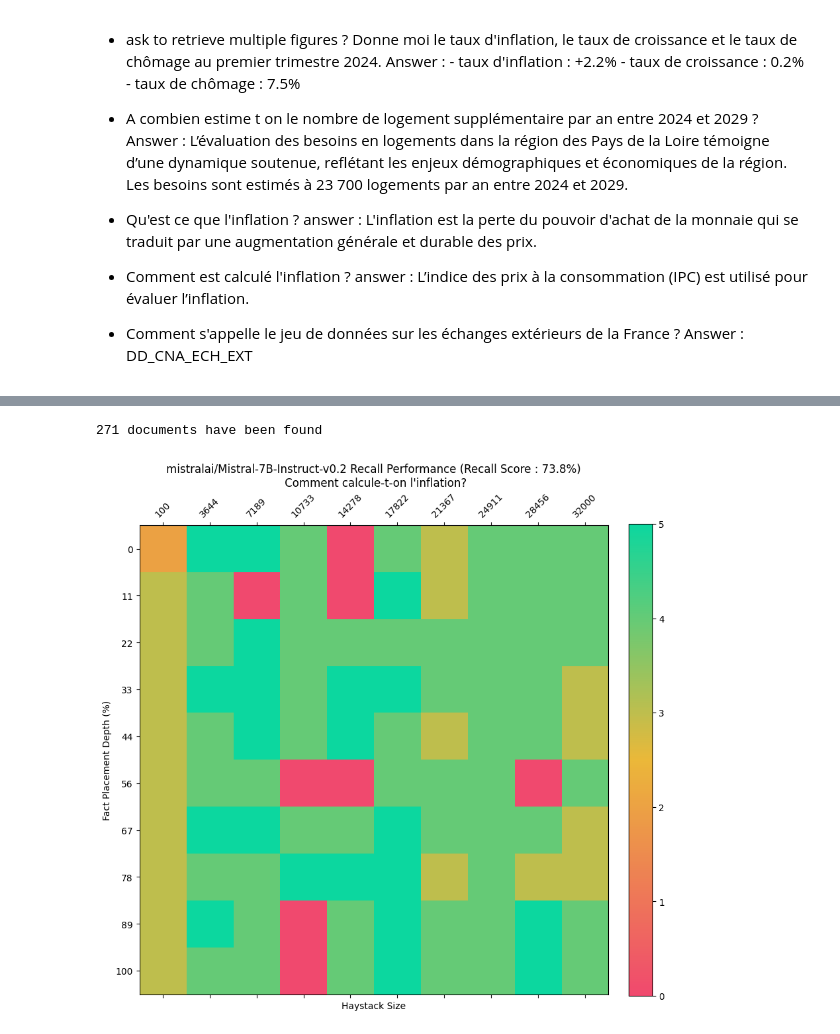
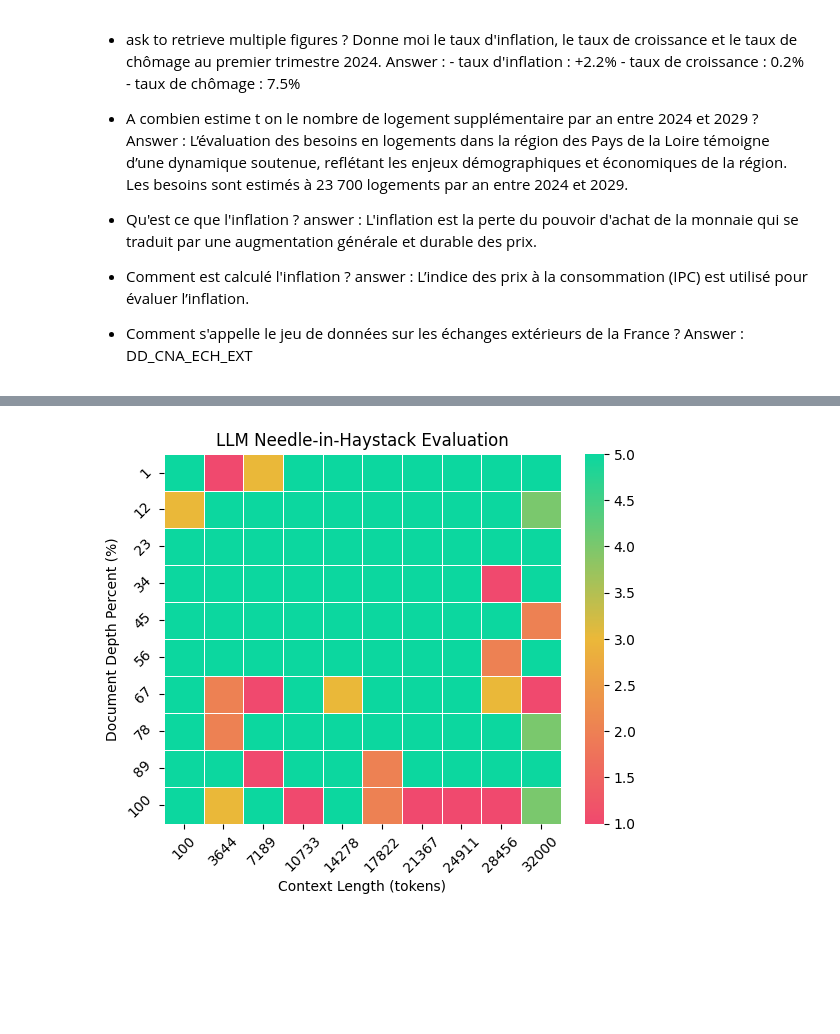
Before and after one commit to InseeFrLab/llm-open-data-insee, a Jupyter notebook: notebooks/llm_recall.ipynb, the cells around one changed output, grey strips where cells are left out. Cells and saved outputs as stored; diff of their text form; code cells hidden in the pictures; blank space fills up the shorter version.

```diff
--- a/notebooks/llm_recall.ipynb
+++ b/notebooks/llm_recall.ipynb
@@ -858,6 +486,37 @@ llm_tester.plot(results=res)
-# %%
-res = llm_tester.load_results(results_dir="./results", model_name = "mistralai/Mistral-7B-Instruct-v0.2", version=2)
-llm_tester.plot(results=res)
-# %% [output]
-271 documents have been found
-[figure, removed]
+# %%
+def generate_image(haystack : LLMNeedleHaystackTester) -> None:
+    """
+    Generate a heatmap image based on the evaluation results.
+    """
+    file_name = f"results/results_{haystack.results_version}.json"
+    if not os.path.exists(file_name):
+        logger.error(f"No results found to generate image.")
+        return
+
+    with open(file_name, 'r') as file:
+        results = json.load(file)
+
+    data = []
+    for key, value in results.items():
+        if "_eval" in key:
+            model_name, context_length, document_depth_percent = key.split("_")[:3]
+            eval_score = value[0]['score']
+            data.append([int(context_length), int(document_depth_percent), eval_score])
+
+    df = pd.DataFrame(data, columns=["Context Length", "Document Depth Percent", "Score"])
+    df_pivot = df.pivot(columns="Context Length", index="Document Depth Percent", values="Score")
+
+    cmap = LinearSegmentedColormap.from_list("custom_cmap", ["#F0496E", "#EBB839", "#0CD79F"])
+    sns.heatmap(df_pivot, cmap=cmap, annot=False, linewidths=0.5)
+    plt.title("LLM Needle-in-Haystack Evaluation")
+    plt.xlabel("Context Length (tokens)")
+    plt.ylabel("Document Depth Percent (%)")
+    # Rotate tick labels on the x-axis
+    plt.xticks(rotation=45)
+    plt.yticks(rotation=45)
+    plt.savefig(f"results/results_{haystack.results_version}.png")
+    plt.show()
+
+generate_image(tester)
+# %% [output]
+[figure, added]
```
Also changed, not shown: parts of 10 cells of this notebook, 3 other files.
